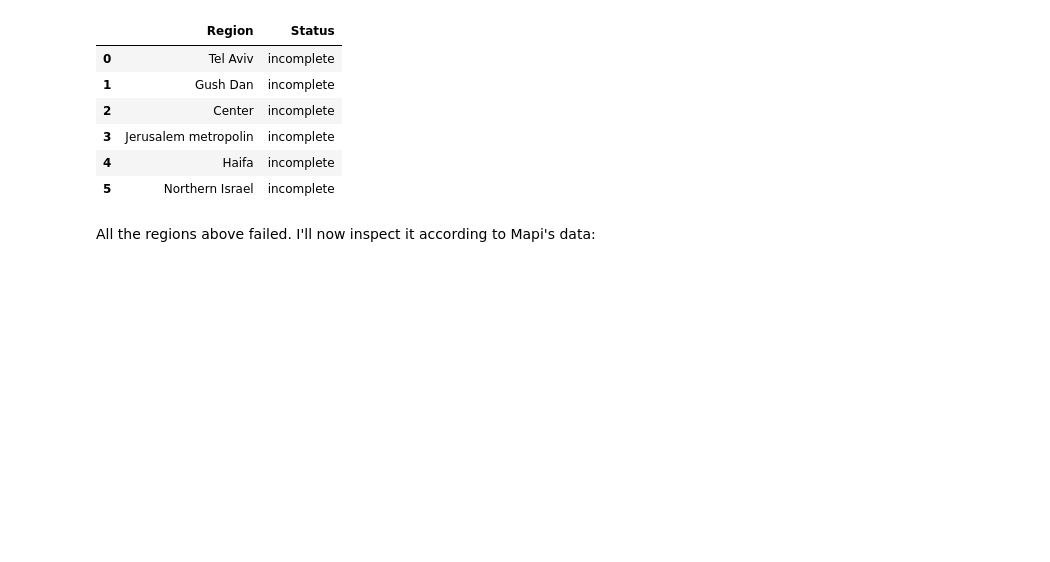
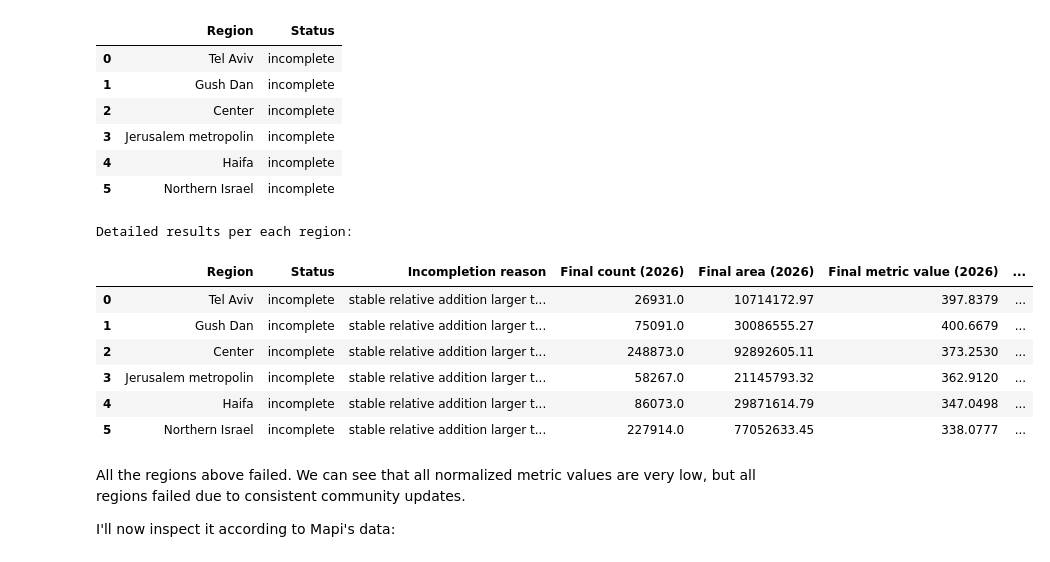
Before and after one commit to Geo-Cultural-Informatics-Lab/OSM-Feature-Completeness, a Jupyter notebook: 4) Validity_tests/israel_building_dataset_comparison.ipynb, the cells around one changed output. Drawn from its saved outputs; the diff is of its cells as text; code cells hidden in the pictures; blank space fills up the shorter version.

```diff
--- a/4) Validity_tests/israel_building_dataset_comparison.ipynb
+++ b/4) Validity_tests/israel_building_dataset_comparison.ipynb
@@ -743,8 +730,32 @@ Status per each region:
 | 3 | Jerusalem metropolin | incomplete |
 | 4 | Haifa | incomplete |
 | 5 | Northern Israel | incomplete |
+# %%
+# Print more detailed results
+status['Incompletion reason'] = [bld_small_scale_tests[x]['incompletion_reason']
+                                             if bld_small_scale_tests[x]['incompletion_reason'] is not None
+                                             else ''
+                                             for x in status['Region']]
+status['Final count (2026)'] = [bld_small_scale_tests[x]['result']['count'].iloc[-1] for x in status['Region']]
+status['Final area (2026)'] = [round(bld_small_scale_tests[x]['result']['size'].iloc[-1],4) for x in status['Region']]
+status['Final metric value (2026)'] = [round(bld_small_scale_tests[x]['result']['cumulative_percentage'].iloc[-1],4) for x in status['Region']]
+status['Final normalized metric value (2026)'] = [round(bld_small_scale_tests[x]['result']['normalized_cum_per'].iloc[-1],4) for x in status['Region']]
+
+print('Detailed results per each region:')
+status
+# %% [output]
+Detailed results per each region:
+|  | Region | Status | Incompletion reason | Final count (2026) | Final area (2026) | Final metric value (2026) | ... |
+| 0 | Tel Aviv | incomplete | stable relative addition larger t... | 26931.0 | 10714172.97 | 397.8379 | ... |
+| 1 | Gush Dan | incomplete | stable relative addition larger t... | 75091.0 | 30086555.27 | 400.6679 | ... |
+| 2 | Center | incomplete | stable relative addition larger t... | 248873.0 | 92892605.11 | 373.2530 | ... |
+| 3 | Jerusalem metropolin | incomplete | stable relative addition larger t... | 58267.0 | 21145793.32 | 362.9120 | ... |
+| 4 | Haifa | incomplete | stable relative addition larger t... | 86073.0 | 29871614.79 | 347.0498 | ... |
+| 5 | Northern Israel | incomplete | stable relative addition larger t... | 227914.0 | 77052633.45 | 338.0777 | ... |
 # %% [markdown]
-All the regions above failed. I'll now inspect it according to Mapi's data:
+All the regions above failed. We can see that all normalized metric values are very low, but all regions failed due to consistent community updates.
+
+I'll now inspect it according to Mapi's data:
 # %%
 # calculate n per each region (ArcGIS Pro tool - summarize within)
 il_regions_bld22 = gpd.read_file(r'C:\GIS\1_Work\OSM_research\sandbox\sandbox.gdb', layer='regions_bld22')
```
Also changed, not shown: parts of 15 cells of this notebook.
